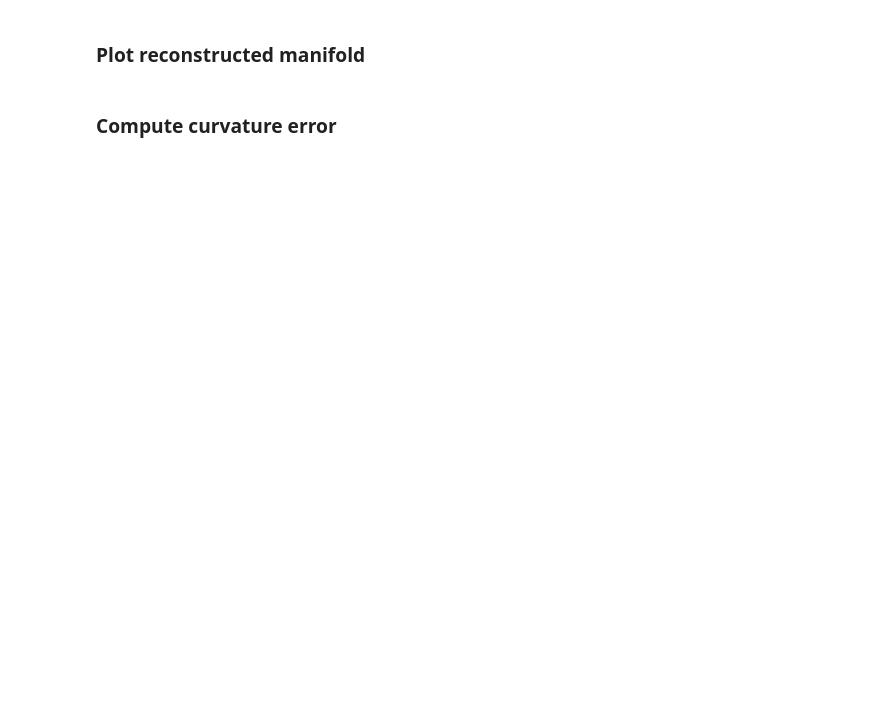
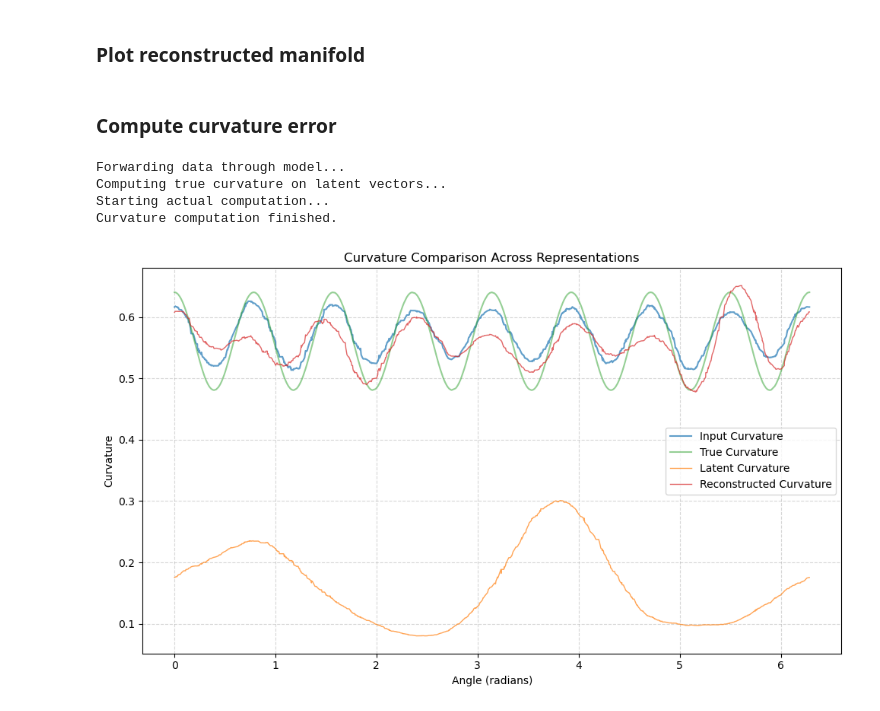
Before and after one commit to graeps/TopoGeoAEs, a Jupyter notebook: notebooks/euclidean_vae.ipynb, the cells around one changed output. Drawn from its saved outputs; the diff is of its cells as text; code cells hidden in the pictures; blank space fills up the shorter version.

Commit message:
empirical curv recon bug fixed

```diff
--- a/notebooks/euclidean_vae.ipynb
+++ b/notebooks/euclidean_vae.ipynb
@@ -35,7 +38,7 @@ np.random.seed(49)
 ### Dataloader
 # %%
 loader_config = {
-    "dataset_name": "genus_3",
+    "dataset_name": "scrunchy",
     "batch_size": 64,
     "rotation": "random",
     "n_times": 10000,
@@ -69,17 +72,20 @@ optimizer_config = {
 }
 
 trainer_config = {
-    'num_epochs': 4,
+    'verbose': False,
+    'num_epochs': 10,
     'log_interval': 100,
     'recon_loss': "MSE",
     'topo_loss': True,
-    'alpha': 0.0,  # Weight for reconstruction loss
+    'dim_topo_loss': 1,
+    'alpha': 1.0,  # Weight for reconstruction loss
     'beta': 0,  # Weight for KL loss
-    'gamma': 1,  # Weight for topological loss
+    'gamma': 0.0,  # Weight for topological loss
 }
 
 curvature_config = {
     "n_grid_points": 800,  # to compute curvature
+    "k": 160  # k-nearest neighbor
 }
 
 config_dict = {}
@@ -160,4 +187,10 @@ utils.plot_data_latents_recon(model, test_loader, "cpu", 6000)
 # %%
 #utils.curvature_compute_plot_euclidean(config=config, model=model)
 # %%
-utils.plot_empiric_curvature(config=config, model=model)
+utils.plot_empiric_curvature(config=config, model=model, test_loader=test_loader)
+# %% [output]
+Forwarding data through model...
+Computing true curvature on latent vectors...
+Starting actual computation...
+Curvature computation finished.
+[figure, added]
```
Also changed, not shown: parts of 5 cells of this notebook, 3 other files.
